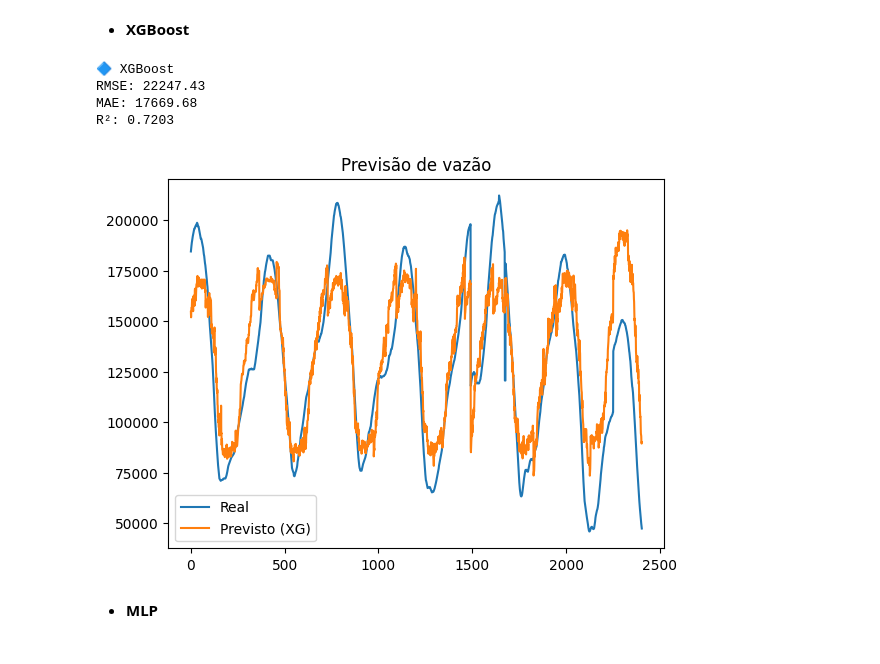
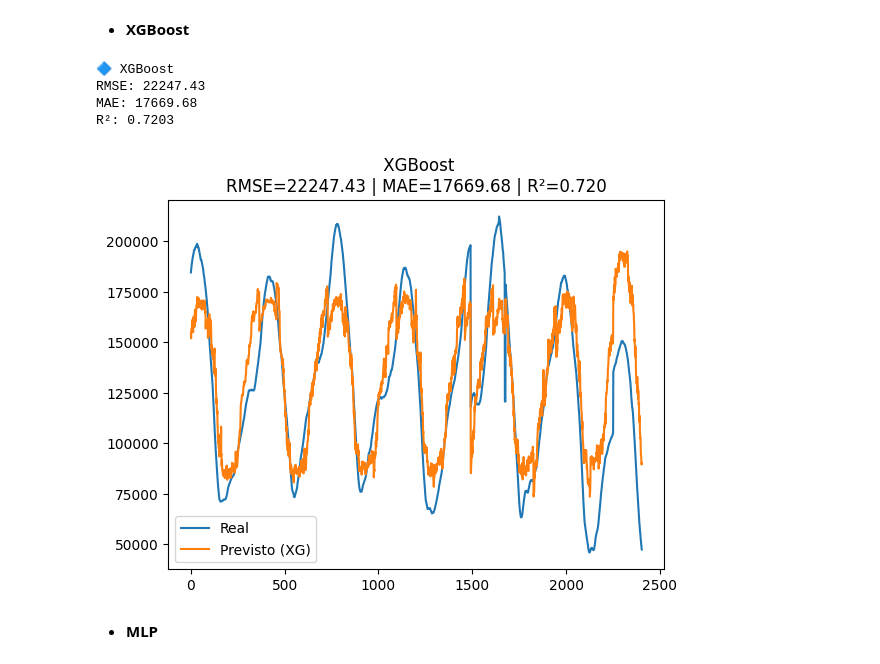
Before and after one commit to GabiScof/previsao-enchentes-amazonia, a Jupyter notebook: modelo/teste/teste_modelos.ipynb, the cells around one changed output. Saved outputs shown, nothing was run; the diff lists cells and outputs as text; code cells hidden in the pictures.

```diff
--- a/modelo/teste/teste_modelos.ipynb
+++ b/modelo/teste/teste_modelos.ipynb
@@ -157,28 +133,28 @@ R²: 0.6964
 # %%
 xgb_model = XGBRegressor(random_state=42)
 xgb_model.fit(X_train, y_train)
 xgb_pred = xgb_model.predict(X_test)
 
 xgb_rmse = np.sqrt(mean_squared_error(y_test, xgb_pred))
 xgb_mae = mean_absolute_error(y_test, xgb_pred)
 xgb_r2 = r2_score(y_test, xgb_pred)
 
 print("🔷 XGBoost")
 print(f"RMSE: {xgb_rmse:.2f}")
 print(f"MAE: {xgb_mae:.2f}")
 print(f"R²: {xgb_r2:.4f}")
 
 plt.plot(y_test.values, label='Real')
 plt.plot(xgb_pred, label='Previsto (XG)')
 plt.legend()
-plt.title("Previsão de vazão")
+plt.title(f" XGBoost\nRMSE={xgb_rmse:.2f} | MAE={xgb_mae:.2f} | R²={xgb_r2:.3f}")
 plt.show()
 # %% [output]
 🔷 XGBoost
 RMSE: 22247.43
 MAE: 17669.68
 R²: 0.7203
-[figure, old version]
+[figure, new version]
 # %% [markdown]
 * **MLP**
 # %%
```
Also changed, not shown: parts of 13 cells of this notebook, 1 other file.
